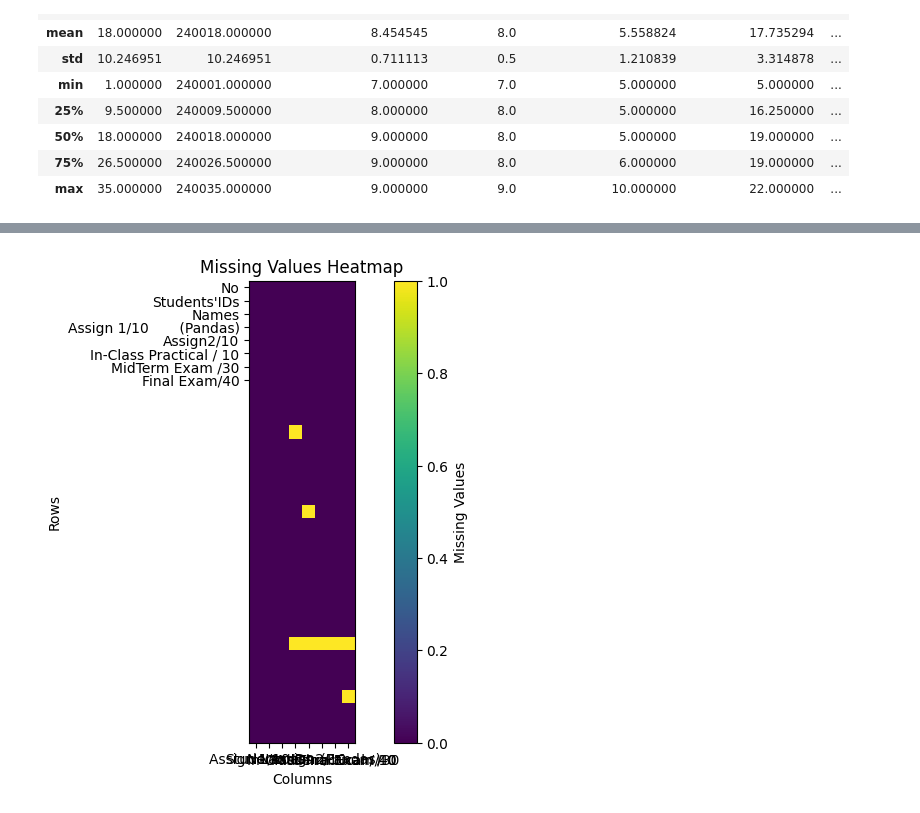
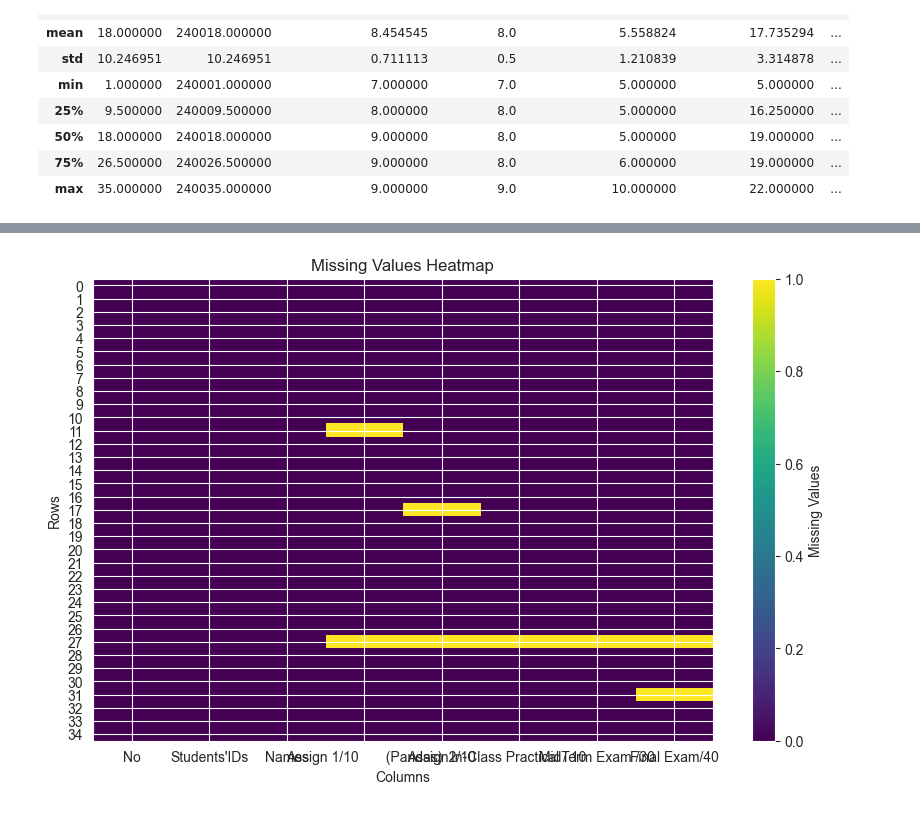
Before and after one commit to Optimus44/PythonWithKumar, a Jupyter notebook: Data Analysis and Visualization/Data Analysis and Visualization.ipynb, the cells around one changed output, grey strips where cells are left out. Drawn from its saved outputs; the diff is of its cells as text; code cells hidden in the pictures.

```diff
--- a/Data Analysis and Visualization/Data Analysis and Visualization.ipynb
+++ b/Data Analysis and Visualization/Data Analysis and Visualization.ipynb
@@ -152,13 +152,13 @@ plt.show()
 # %%
 ## Another way to visualize
 plt.figure(figsize=(10, 6))
-plt.imshow(df1.isnull(), cmap='viridis')
+plt.imshow(df1.isnull(), cmap='viridis', aspect='auto')
 plt.title('Missing Values Heatmap')
 plt.xlabel('Columns')
 plt.ylabel('Rows')
 plt.xticks(range(len(df1.columns)), df1.columns)
-plt.yticks(range(len(df.columns)), df1.columns)
+plt.yticks(range(len(df)), df1.index)
 plt.colorbar(label='Missing Values')
 plt.show()
 # %% [output]
-[figure, old version]
+[figure, new version]
```
Also changed, not shown: parts of 1 cell of this notebook.
